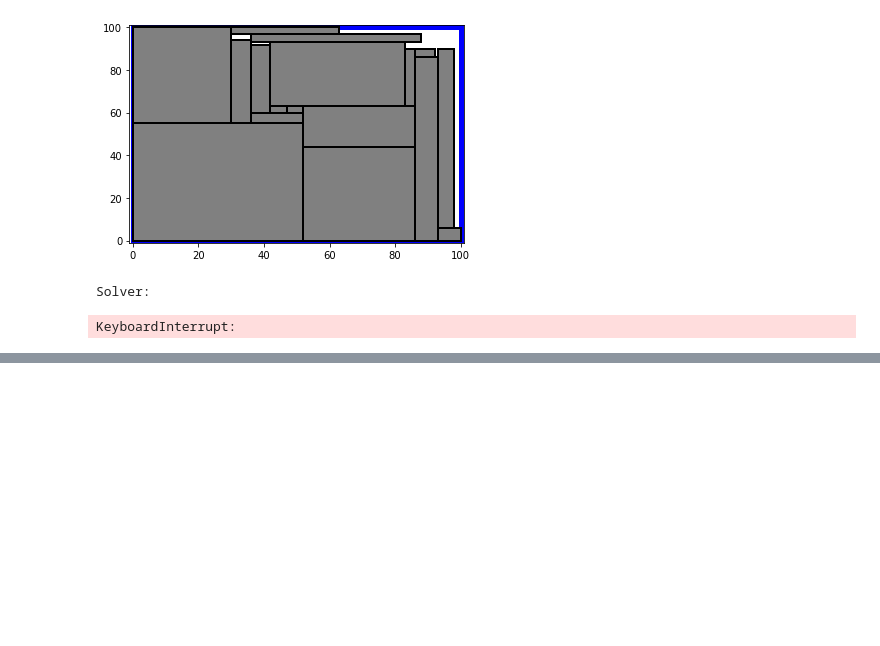
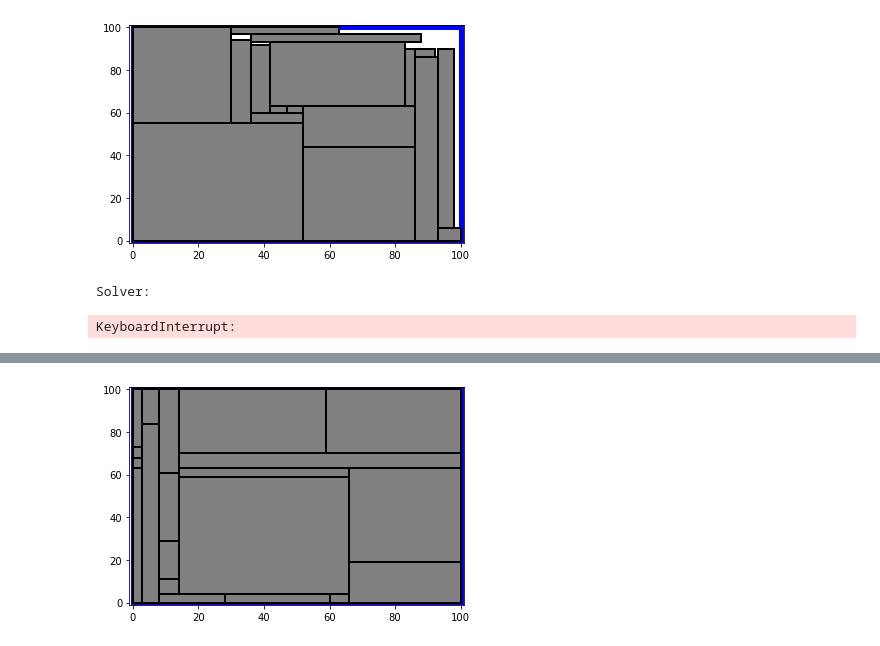
Before and after one commit to yad439/pallet-packing, a Jupyter notebook: yuskov.ipynb, the cells around one changed output, grey strips where cells are left out. Drawn from its saved outputs; the diff is of its cells as text; code cells hidden in the pictures; blank space fills up the shorter version.

```diff
--- a/yuskov.ipynb
+++ b/yuskov.ipynb
@@ -142,0 +173,3 @@ KeyboardInterrupt:
+# %%
+annRes=annealing(W,H,items)
+annRes
@@ -142,0 +194,4 @@ KeyboardInterrupt:
+# %%
+draw_pallet(W, H, items, annRes[1])
+# %% [output]
+[figure, added]
```
Also changed, not shown: parts of 5 cells of this notebook, 8 other files.
